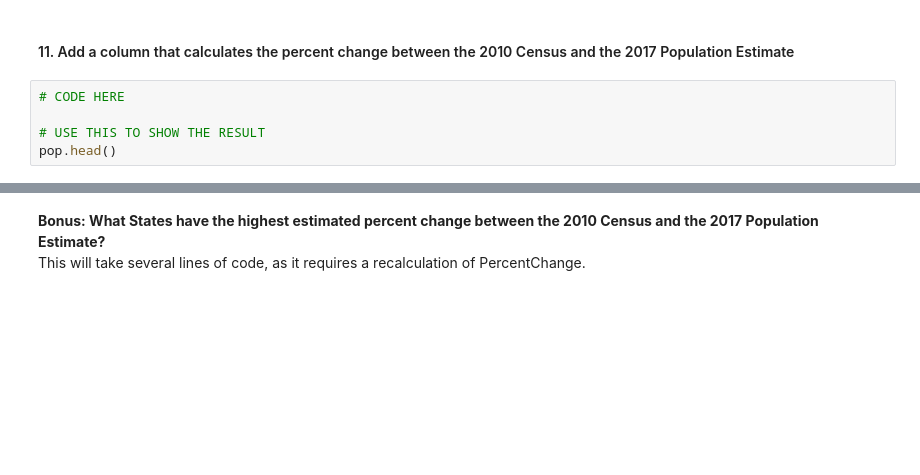
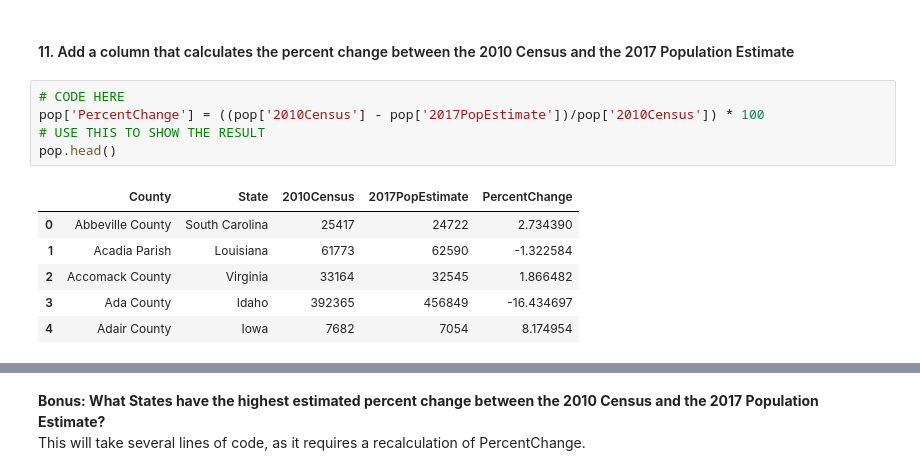
Before and after one commit to meghna-negi/TimeSeriesUdemy, a Jupyter notebook: 07-Pandas-Exercises.ipynb, the cells around one changed output, grey strips where cells are left out. Cells and saved outputs as stored; diff of their text form; blank space fills up the shorter version.

```diff
--- a/07-Pandas-Exercises.ipynb
+++ b/07-Pandas-Exercises.ipynb
@@ -171,8 +133,15 @@ sum(pop['2010Census']>1000000)
 #### 11. Add a column that calculates the percent change between the 2010 Census and the 2017 Population Estimate
 # %%
 # CODE HERE
-
+pop['PercentChange'] = ((pop['2010Census'] - pop['2017PopEstimate'])/pop['2010Census']) * 100
 # USE THIS TO SHOW THE RESULT
 pop.head()
+# %% [output]
+|  | County | State | 2010Census | 2017PopEstimate | PercentChange |
+| 0 | Abbeville County | South Carolina | 25417 | 24722 | 2.734390 |
+| 1 | Acadia Parish | Louisiana | 61773 | 62590 | -1.322584 |
+| 2 | Accomack County | Virginia | 33164 | 32545 | 1.866482 |
+| 3 | Ada County | Idaho | 392365 | 456849 | -16.434697 |
+| 4 | Adair County | Iowa | 7682 | 7054 | 8.174954 |
 # %%
 # DON'T WRITE HERE
```
Also changed, not shown: parts of 14 cells of this notebook, 2 other files.
